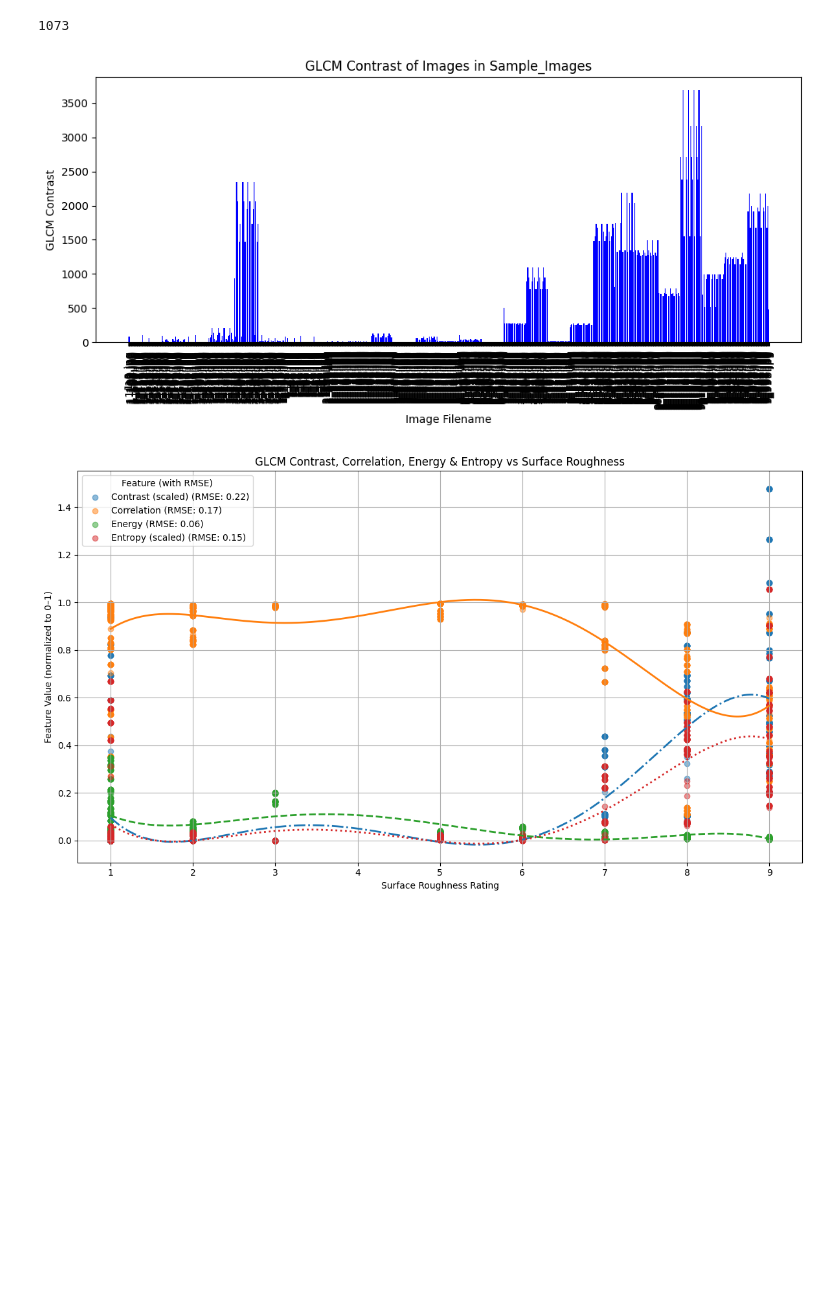
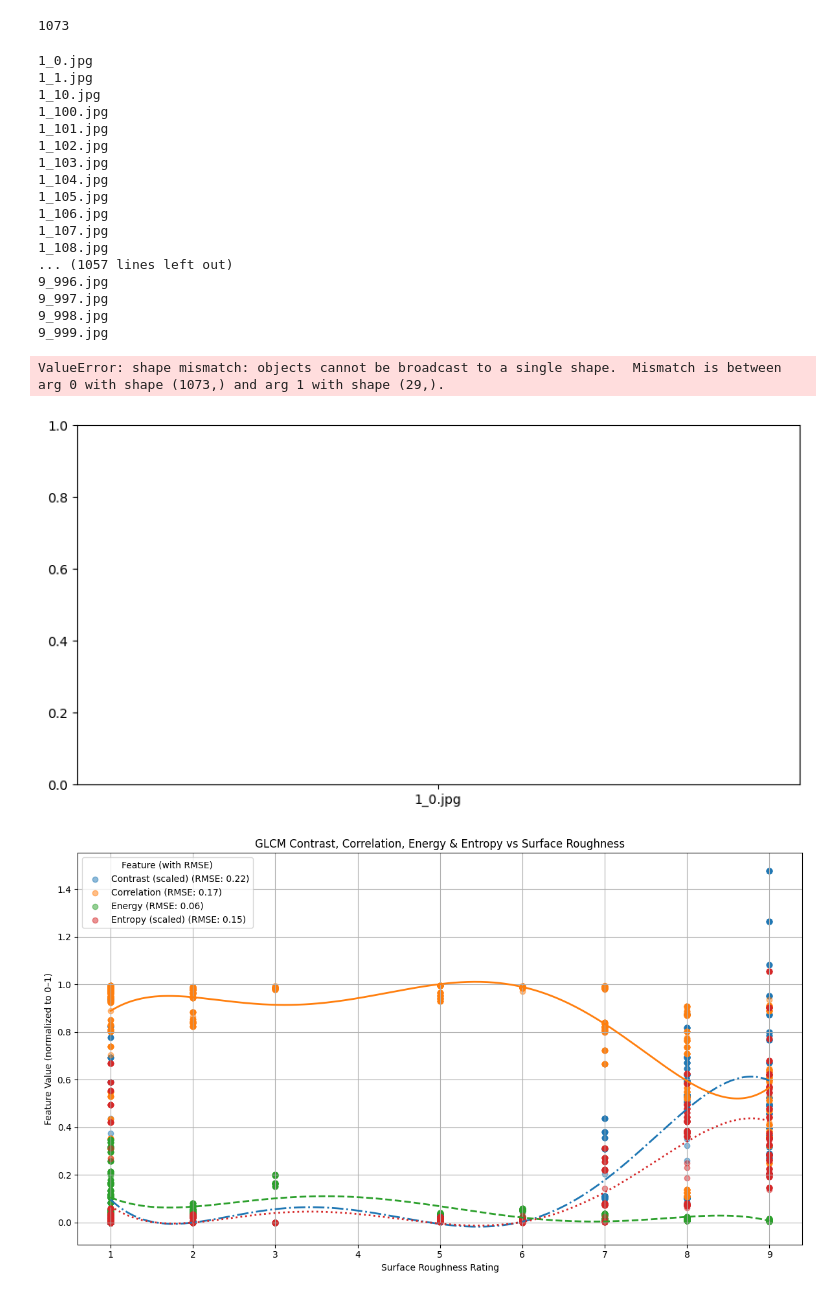
Before and after one commit to oofidc/UIC-BioDesign-25-Code, a Jupyter notebook: Figure_Generation.ipynb, the cells around one changed output. Cells and saved outputs as stored; diff of their text form; code cells hidden in the pictures; blank space fills up the shorter version.

```diff
--- a/Figure_Generation.ipynb
+++ b/Figure_Generation.ipynb
@@ -840,46 +840,52 @@ for filename in os.listdir(image_dir):
         contrast_value = calculate_glcm_contrast(image_path)
         entropy_val = calculate_glcm_entropy(image_path)
         homogenity_val = calculate_glcm_homogenity(image_path)
         energy_val = calculate_glcm_energy(image_path)
         test_val  = calculate_glcm_feature(image_path=image_path, feature='correlation')
         if contrast_value is not None:
             contrast_results_2.append((filename, contrast_value))
         if entropy_val is not None:
             entropy_results_2.append((filename,entropy_val))
         if homogenity_val is not None:
             homogenity_results_2.append((filename,homogenity_val))
         if energy_val is not None:
             energy_results_2.append((filename,energy_val))
         if test_val is not None:
             test_results_2.append((filename,test_val))
 
 
 
 # Sort results by filename
 contrast_results_2.sort(key=lambda x: x[0])
 
 # Separate filenames and contrast values
 filenames, contrast_values_2 = zip(*contrast_results_2)
 filenames, entropy_values_2 = zip(*contrast_results_2)
 filenames, homogenity_values_2 = zip(*homogenity_results_2)
 filenames, test_values_2 = zip(*test_results_2)
 filenames, energy_values_2 = zip(*energy_results_2)
 
 correlation_values_2 = test_values_2
-
-
-# Plot the results
-
-plt.figure(figsize=(10, 5))
-plt.bar(filenames, contrast_values, color='blue')
-plt.xlabel('Image Filename')
-plt.ylabel('GLCM Contrast')
-plt.title('GLCM Contrast of Images in Sample_Images')
-plt.xticks(rotation=90)
-plt.tight_layout()
-plt.show()
 # %% [output]
+1_0.jpg
+1_1.jpg
+1_10.jpg
+1_100.jpg
+1_101.jpg
+1_102.jpg
+1_103.jpg
+1_104.jpg
+1_105.jpg
+1_106.jpg
+1_107.jpg
+1_108.jpg
+... (1057 lines left out)
+9_996.jpg
+9_997.jpg
+9_998.jpg
+9_999.jpg
+ValueError: shape mismatch: objects cannot be broadcast to a single shape.  Mismatch is between arg 0 with shape (1073,) and arg 1 with shape (29,).
-[figure, old version]
+[figure, new version]
 # %%
 import numpy as np
 import matplotlib.pyplot as plt
```
Also changed, not shown: parts of 6 cells of this notebook, 6 other files.
